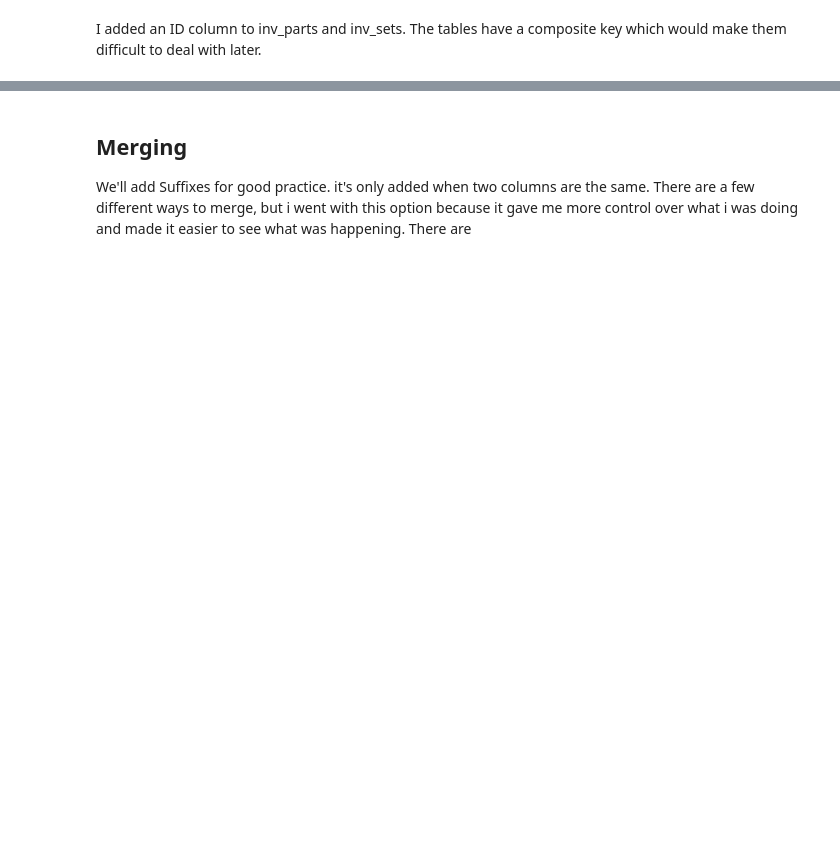
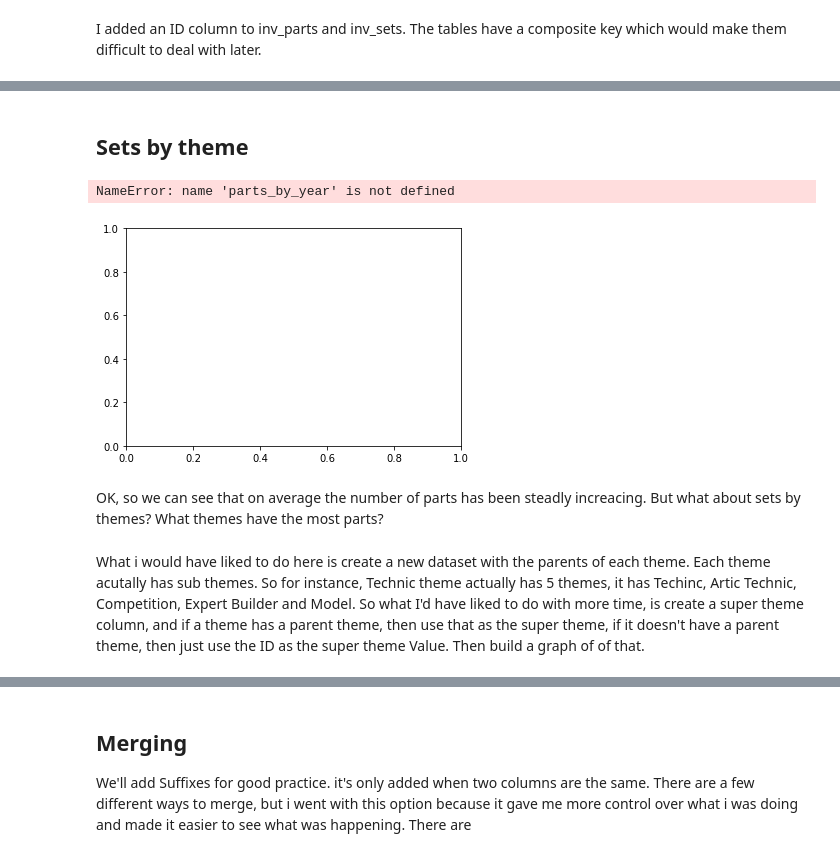
Before and after one commit to asharkman/UCDPA_paulmason, a Jupyter notebook: Lego1.ipynb, the cells around one changed output, grey strips where cells are left out. Drawn from its saved outputs; the diff is of its cells as text; code cells hidden in the pictures; blank space fills up the shorter version.

```diff
--- a/Lego1.ipynb
+++ b/Lego1.ipynb
@@ -239,0 +354,20 @@ themes.set_index("id")
+# %% [markdown]
+## Sets by theme
+# %%
+%matplotlib inline
+import matplotlib.pyplot as plt
+# Create a summary of average number of parts by year: `parts_by_year`
+partsByYear = sets.groupby('year').mean
+# Plot trends in average number of parts by year
+fig, ax = plt.subplots()
+ax.plot(parts_by_year().index, parts_by_year().num_parts)
+
+ax.set(xlabel='Years', ylabel='Number of Parts')
+ax.grid()
+plt.show()
+# %% [output]
+NameError: name 'parts_by_year' is not defined
+[figure, added]
+# %% [markdown]
+OK, so we can see that on average the number of parts has been steadly increacing.
+But what about sets by themes? What themes have the most parts?
@@ -239,0 +387,4 @@ themes.set_index("id")
+# %% [markdown]
+What i would have liked to do here is create a new dataset with the parents of each theme.
+Each theme acutally has sub themes. So for instance, Technic theme actually has 5 themes, it has Techinc, Artic Technic, Competition, Expert Builder and Model. So what I'd have liked to do with more time, is create a super theme column, and if a theme has a parent theme, then use that as the super theme, if it doesn't have a parent theme, then just use the ID as the super theme Value.
+Then build a graph of of that.
```
Also changed, not shown: parts of 88 cells of this notebook.
